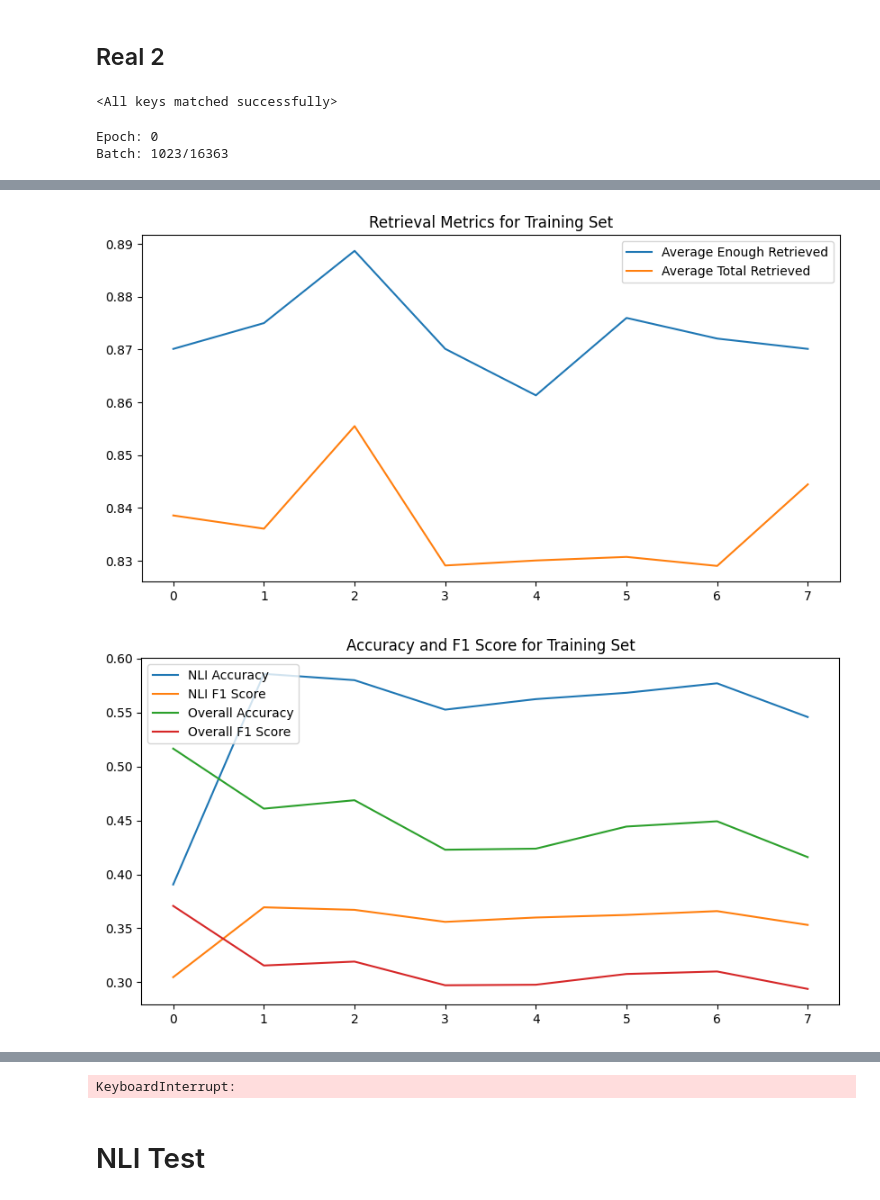
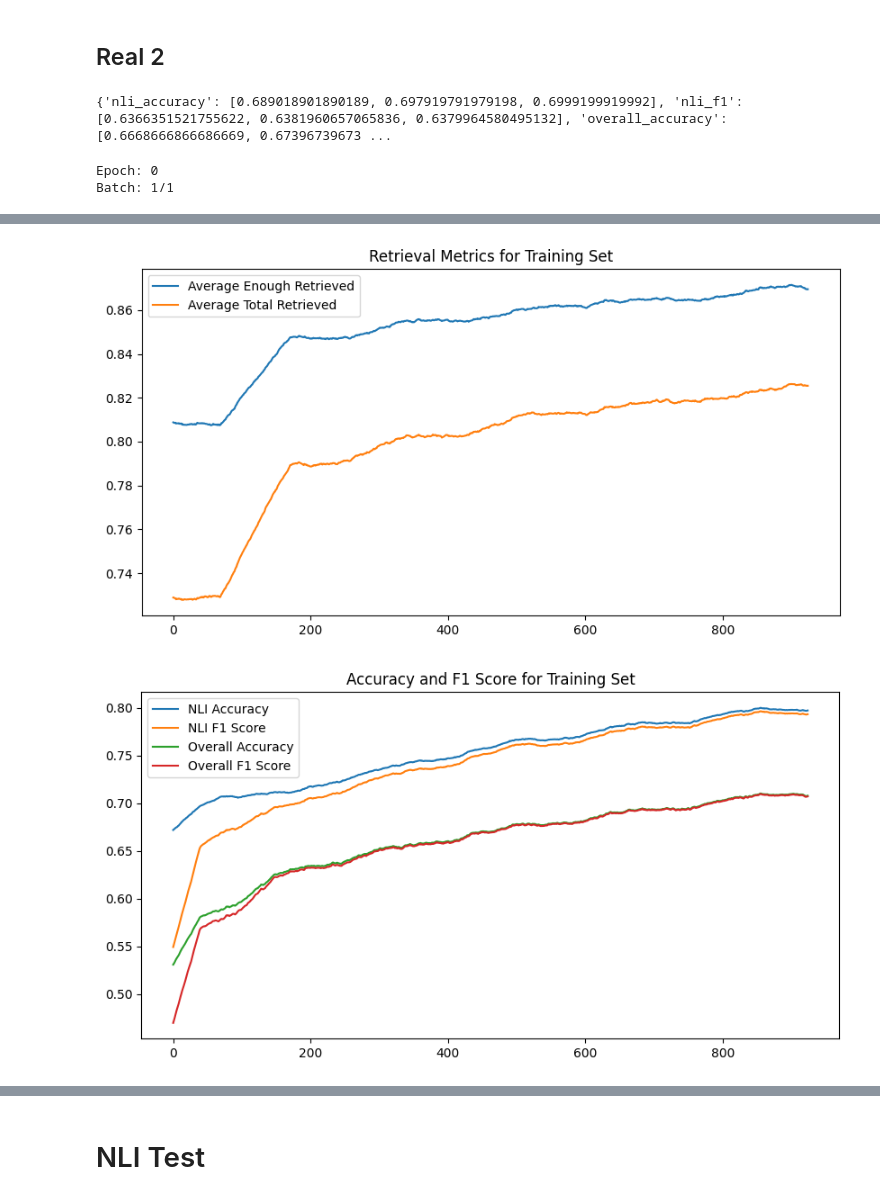
Before and after one commit to ignajgalloupm/tfm_disinformation, a Jupyter notebook: test.ipynb, the cells around one changed output, grey strips where cells are left out. Saved outputs shown, nothing was run; the diff lists cells and outputs as text; code cells hidden in the pictures.

```diff
--- a/test.ipynb
+++ b/test.ipynb
@@ -186,17 +186,36 @@ tracking_train = {'nli_accuracy': [],
                 'average_loss1': [],
                 'average_loss2':  [],
                 'average_total_loss': []}
+# %%
+val = Validation(device=device, eval_loader=eval_fever_loader, loss_fn1=loss_fn1, loss_fn2=loss_fn2, model_name='test')
+train = Train(device=device, train_loader=train_fever_loader, loss_fn1=loss_fn1, loss_fn2=loss_fn2, optimizer=optimizer, model_name='v1')
+
+vdb = VectorDatabase(wiki_loader=wiki_dataloader, emb_gen=emb_gen, host='docker', version='v0')
+val.valid_epoch(vdb=vdb, emb_gen=emb_gen, nli=nli, tracking_eval=tracking_eval)
+print_progress(epoch=0, batch=1, num_total_batches=1, tracking_eval=tracking_eval, ma_ratio=None)
+for epoch in range(N_EPOCHS):
+    train.train_epoch(epoch=epoch, vdb=vdb, emb_gen=emb_gen, nli=nli, tracking_train=tracking_train, tracking_eval=tracking_eval, super_batch=128, ma_ratio=0.1)
+    print_progress(epoch=0, batch=1, num_total_batches=1, tracking_train=tracking_train, tracking_eval=tracking_eval, ma_ratio=0.1)
+    val.valid_epoch(vdb=vdb, emb_gen=emb_gen, nli=nli, tracking_eval=tracking_eval)
+    print_progress(epoch=0, batch=1, num_total_batches=1, tracking_train=tracking_train, tracking_eval=tracking_eval, ma_ratio=0.1)
 # %%
+# save dictionaries to file, create if file does not exist
 import json
-# load dictionaries from file
-with open('metrics/tracking_train_v0.json', 'r') as f:
-    tracking_train = json.load(f)
+with open('metrics/tracking_train_v1.json', 'w') as f:
+    json.dump(tracking_train, f)
 
-with open('metrics/tracking_eval_v0.json', 'r') as f:
-    tracking_eval = json.load(f)
+with open('metrics/tracking_eval_v1.json', 'w') as f:
+    json.dump(tracking_eval, f)
 # %%
-# load models
-emb_gen.load_state_dict(torch.load('models/emb_gen_v1.pth'))
-#nli.load_state_dict(torch.load('models/nli_v1.pth'))
+# save the model weights
+torch.save(emb_gen.state_dict(), 'models/emb_gen_v1.pth')
+torch.save(nli.state_dict(), 'models/nli_v1.pth')
-# %% [output]
-<All keys matched successfully>
+# %%
+# evaluate on the test set
+# test_fever_dataset = FeverDataset(type='test')
+# test_fever_loader = DataLoader(test_fever_dataset, len(test_fever_dataset), num_workers=1, shuffle=False, collate_fn=fever_collator, pin_memory=True)
+# test = Validation(device=device, eval_loader=test_fever_loader, loss_fn1=loss_fn1, loss_fn2=loss_fn2, model_name='test')
+test.valid_epoch(vdb=vdb, emb_gen=emb_gen, nli=nli, tracking_eval=tracking_test)
+print(tracking_test)
+# %% [output]
+{'nli_accuracy': [0.689018901890189, 0.697919791979198, 0.6999199919992], 'nli_f1': [0.6366351521755622, 0.6381960657065836, 0.6379964580495132], 'overall_accuracy': [0.6668666866686669, 0.67396739673 ...
@@ -203,15 +225,8 @@ emb_gen.load_state_dict(torch.load('models/emb_gen_v1.pth'))
 # %%
-#val = Validation(device=device, eval_loader=eval_fever_loader, loss_fn1=loss_fn1, loss_fn2=loss_fn2, model_name='test')
-train = Train(device=device, train_loader=train_fever_loader, loss_fn1=loss_fn1, loss_fn2=loss_fn2, optimizer=optimizer, model_name='v1')
-
-vdb = VectorDatabase(wiki_loader=wiki_dataloader, emb_gen=emb_gen, host='docker', version='v1')
-#val.valid_epoch(vdb=vdb, emb_gen=emb_gen, nli=nli, tracking_eval=tracking_eval)
-#print_progress(epoch=0, batch=1, num_total_batches=1, tracking_eval=tracking_eval, ma_ratio=None)
-for epoch in range(N_EPOCHS):
-    train.train_epoch(epoch=epoch, vdb=vdb, emb_gen=emb_gen, nli=nli, tracking_train=tracking_train, tracking_eval=tracking_eval, super_batch=128, ma_ratio=0)
-    print_progress(epoch=0, batch=1, num_total_batches=1, tracking_train=tracking_train, tracking_eval=tracking_eval, ma_ratio=0.1)
-    #val.valid_epoch(vdb=vdb, emb_gen=emb_gen, nli=nli, tracking_eval=tracking_eval)
-    #print_progress(epoch=0, batch=1, num_total_batches=1, tracking_train=tracking_train, tracking_eval=tracking_eval, ma_ratio=None)
+train.train_epoch(epoch=6, vdb=vdb, emb_gen=emb_gen, nli=nli, tracking_train=tracking_train, tracking_eval=tracking_eval, super_batch=128, ma_ratio=0.1)
+print_progress(epoch=0, batch=1, num_total_batches=1, tracking_train=tracking_train, tracking_eval=tracking_eval, ma_ratio=0.1)
+val.valid_epoch(vdb=vdb, emb_gen=emb_gen, nli=nli, tracking_eval=tracking_eval)
+print_progress(epoch=0, batch=1, num_total_batches=1, tracking_train=tracking_train, tracking_eval=tracking_eval, ma_ratio=0.1)
 # %% [output]
 Epoch: 0
-Batch: 1023/16363
+Batch: 1/1
@@ -221,2 +236,2 @@ Batch: 1023/16363
-[figure, old version]
+[figure, new version]
-[figure, old version]
+[figure, new version]
@@ -245 +242,0 @@ Batch: 1023/16363
-KeyboardInterrupt:
```
Also changed, not shown: parts of 9 cells of this notebook, 19 other files.
